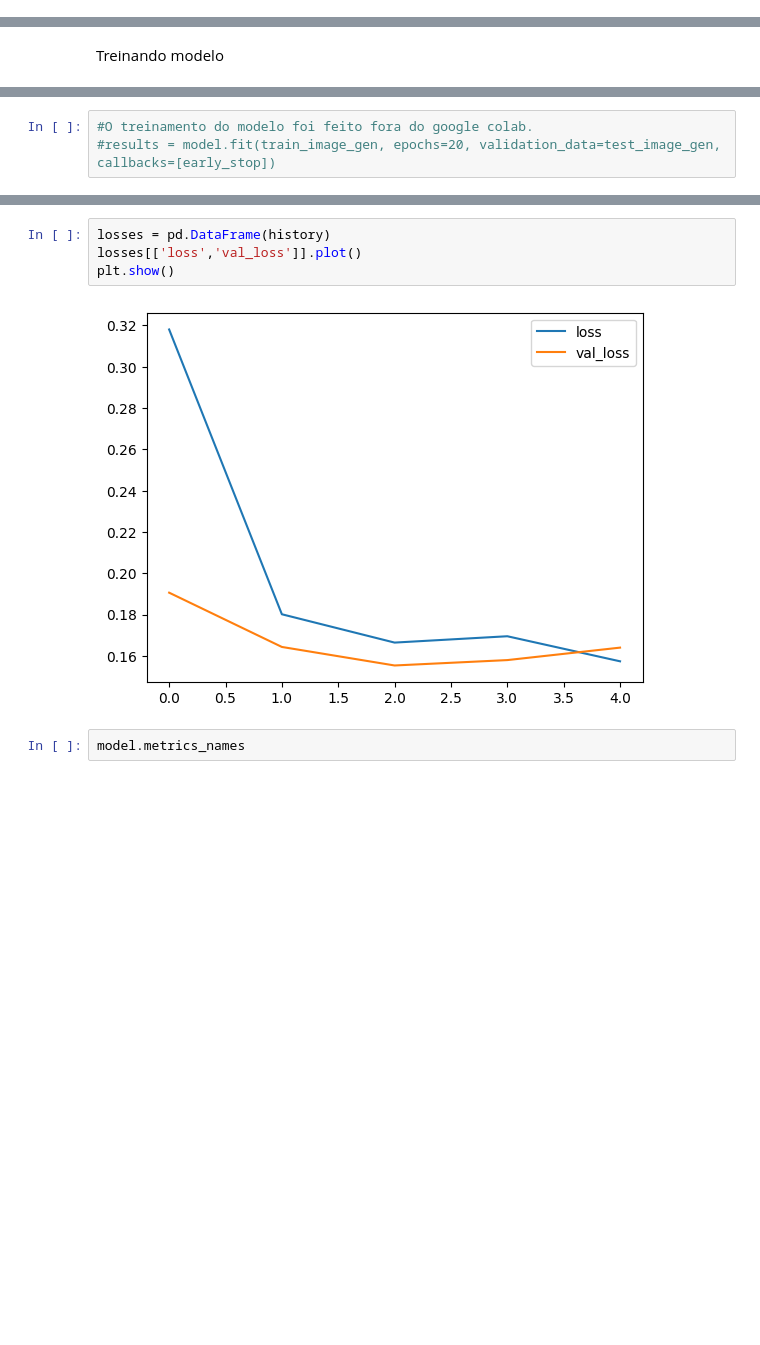
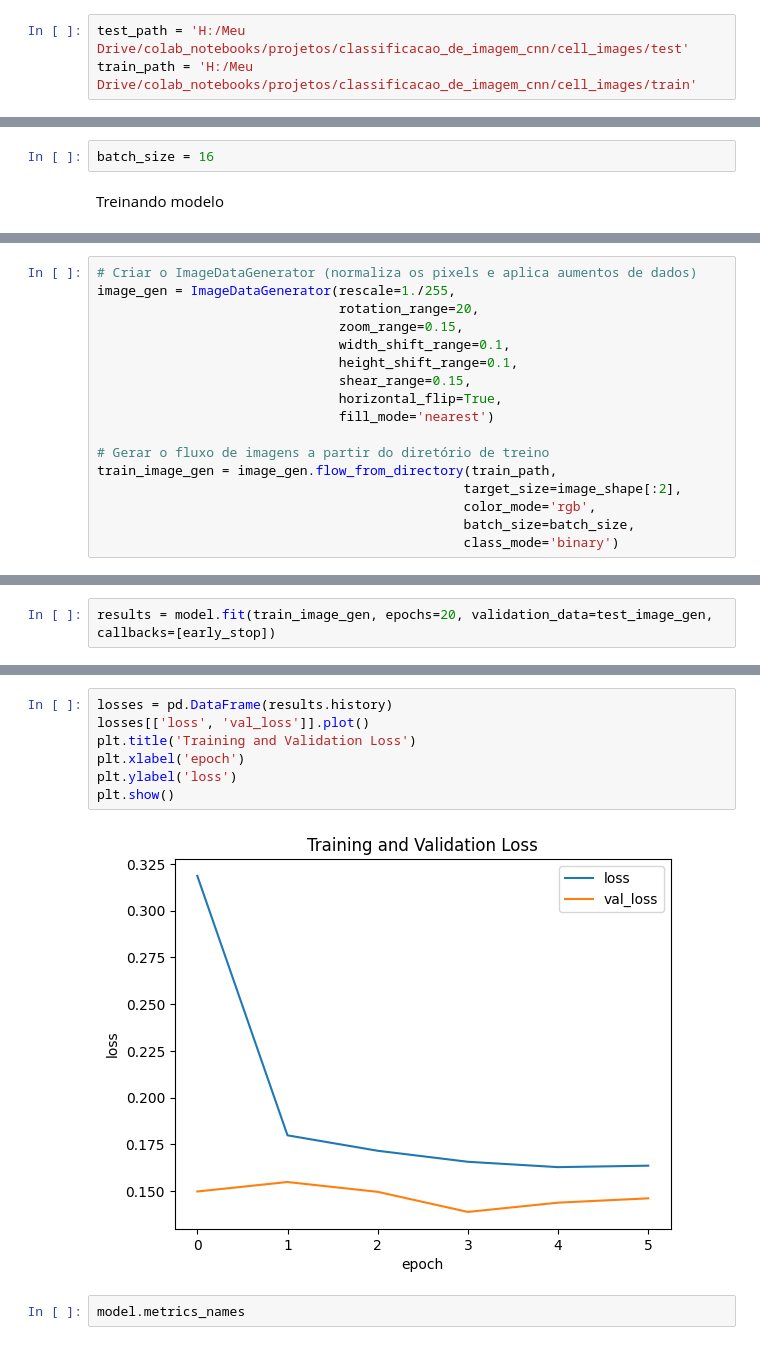
Before and after one commit to andrecamposmac/CNN-classificacao_de_imagem, a Jupyter notebook: CNN-Classificacao_de_imagem_malaria.ipynb, the cells around one changed output, grey strips where cells are left out. Drawn from its saved outputs; the diff is of its cells as text; blank space fills up the shorter version.

```diff
--- a/CNN-Classificacao_de_imagem_malaria.ipynb
+++ b/CNN-Classificacao_de_imagem_malaria.ipynb
@@ -53,0 +24,3 @@ plt.imshow(unifected_cell)
+# %%
+test_path = 'H:/Meu Drive/colab_notebooks/projetos/classificacao_de_imagem_cnn/cell_images/test'
+train_path = 'H:/Meu Drive/colab_notebooks/projetos/classificacao_de_imagem_cnn/cell_images/train'
@@ -224,5 +168,7 @@ Model: "sequential_4"
  Non-trainable params: 0 (0.00 B)
 # %%
 early_stop = EarlyStopping(monitor='val_loss',patience=2)
+# %%
+batch_size = 16
 # %% [markdown]
 Treinando modelo
@@ -242,0 +175,17 @@ Found 24997 images belonging to 2 classes.
+# %%
+# Criar o ImageDataGenerator (normaliza os pixels e aplica aumentos de dados)
+image_gen = ImageDataGenerator(rescale=1./255,
+                               rotation_range=20,
+                               zoom_range=0.15,
+                               width_shift_range=0.1,
+                               height_shift_range=0.1,
+                               shear_range=0.15,
+                               horizontal_flip=True,
+                               fill_mode='nearest')
+
+# Gerar o fluxo de imagens a partir do diretório de treino
+train_image_gen = image_gen.flow_from_directory(train_path,
+                                               target_size=image_shape[:2],
+                                               color_mode='rgb',
+                                               batch_size=batch_size,
+                                               class_mode='binary')
@@ -255,3 +202,2 @@ train_image_gen.class_indices
 # %%
-#O treinamento do modelo foi feito fora do google colab.
-#results = model.fit(train_image_gen, epochs=20, validation_data=test_image_gen, callbacks=[early_stop])
+results = model.fit(train_image_gen, epochs=20, validation_data=test_image_gen, callbacks=[early_stop])
@@ -261,9 +217,12 @@ with open('/content/drive/MyDrive/colab_notebooks/projetos/classificacao_de_imag
 # %%
-losses = pd.DataFrame(history)
-losses[['loss','val_loss']].plot()
+losses = pd.DataFrame(results.history)
+losses[['loss', 'val_loss']].plot()
+plt.title('Training and Validation Loss')
+plt.xlabel('epoch')
+plt.ylabel('loss')
 plt.show()
 # %% [output]
-[figure, old version]
+[figure, new version]
 # %%
 model.metrics_names
 # %% [output]
```
Also changed, not shown: parts of 51 cells of this notebook.
